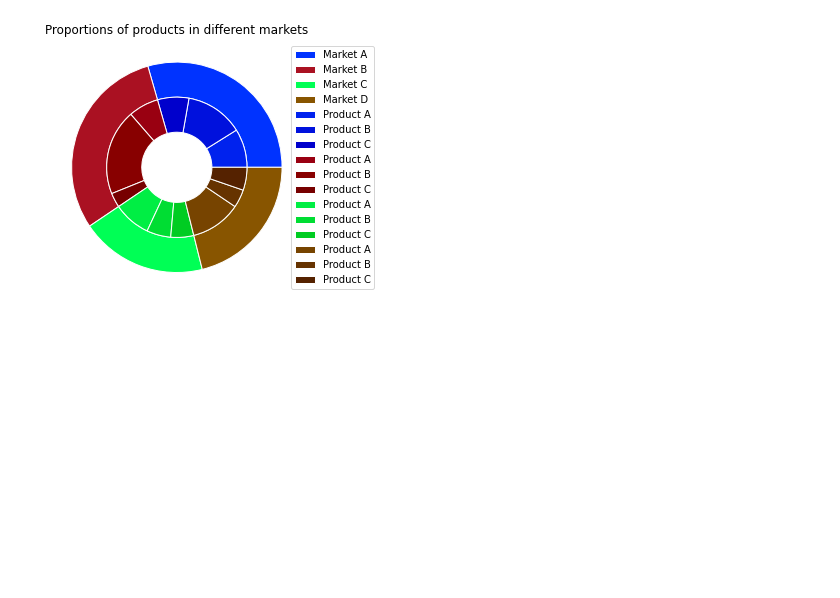
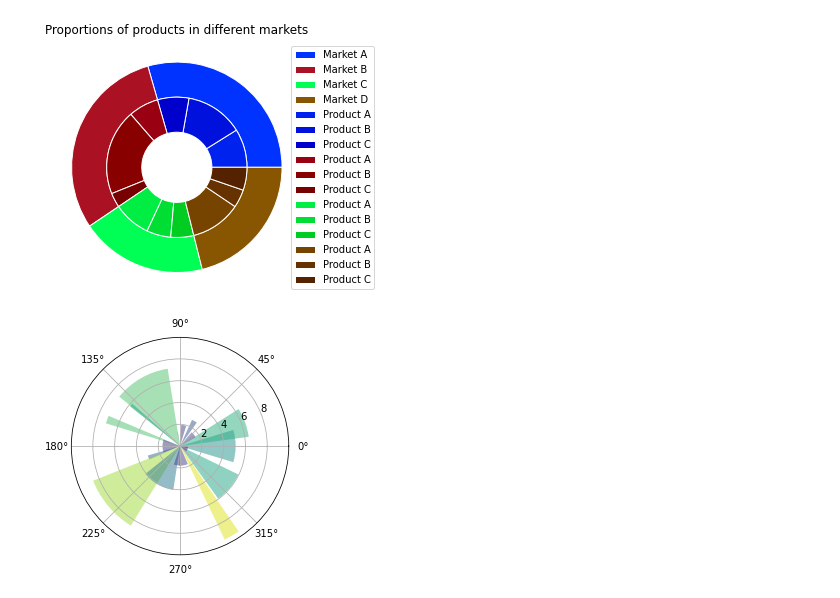
Before and after one commit to Tony-578378/Basic-Codes, a Jupyter notebook: python_as_a_beginning.ipynb, the cells around one changed output. Cells and saved outputs as stored; diff of their text form; code cells hidden in the pictures; blank space fills up the shorter version.

```diff
--- a/python_as_a_beginning.ipynb
+++ b/python_as_a_beginning.ipynb
@@ -616,3 +616,24 @@ ax.legend(loc='center left', bbox_to_anchor=(1, 0.5)) #Labels are not shown dire
 plt.show()
 # %% [output]
 [figure]
+# %%
+# Bar chart on polar axis
+
+import matplotlib.pyplot as plt
+import numpy as np
+
+# Fix randomness for reproducibility
+np.random.seed(30000)
+
+N = 18
+theta = np.linspace(0.0, 2 * np.pi, N, endpoint = False) #endpoint = False means there is no stop as the last sample
+r = 10 * np.random.rand(N) #np.random.rand ranges from 0 to 1
+width = np.pi / 4 * np.random.rand(N) #The two calls to np.random.rand(N) generate different arrays though the seed is fixed.
+colors = plt.cm.viridis(r / 10.)
+
+ax = plt.subplot(projection='polar')
+ax.bar(theta, r, width = width, bottom = 0.0, color = colors, alpha=0.5)
+
+plt.show()
+# %% [output]
+[figure, added]
```
Also changed, not shown: parts of 1 cell of this notebook.
